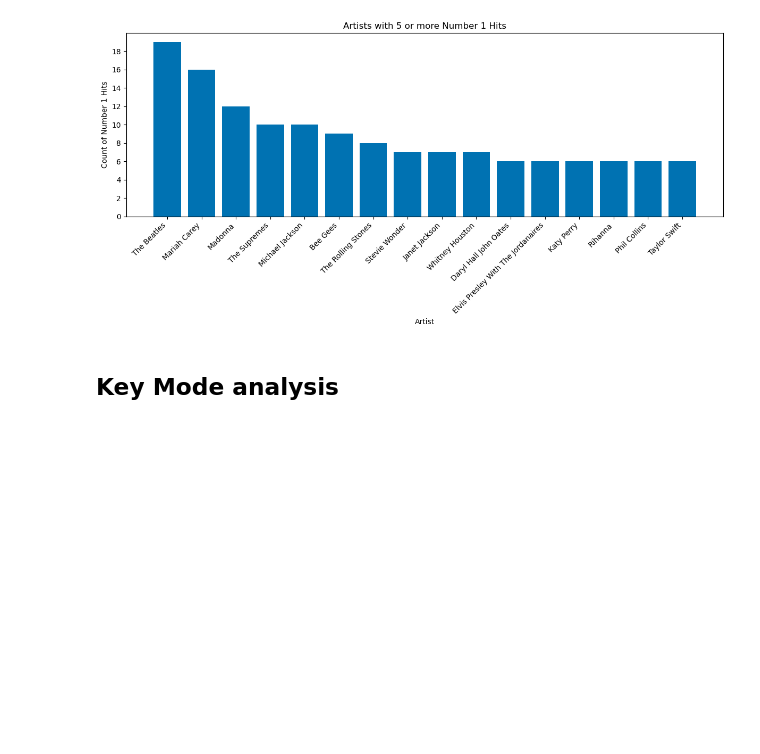
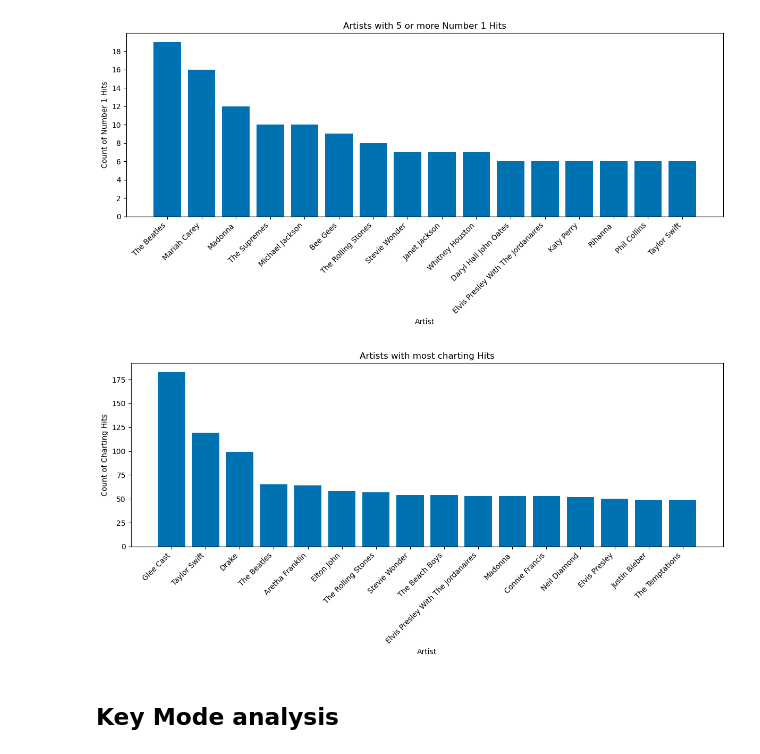
Before and after one commit to dliang5299/Spotify-Analysis, a Jupyter notebook: Deric_EDA.ipynb, the cells around one changed output. Saved outputs shown, nothing was run; the diff lists cells and outputs as text; code cells hidden in the pictures; blank space fills up the shorter version.

Commit message:
Generate additional plot

```diff
--- a/Deric_EDA.ipynb
+++ b/Deric_EDA.ipynb
@@ -75,3 +75,8 @@ rank1_artists_top
 | 13 | Rihanna | 6 |
 | 14 | Phil Collins | 6 |
 | 15 | Taylor Swift | 6 |
+# %%
+# Sum charted songs and sum by artist
+count_artists = audio_features_merged[['performer']].value_counts().sort_values(ascending = False).reset_index()
+count_artists_top = count_artists.head(16)
+count_artists_top
@@ -89,6 +112,19 @@ plt.savefig('plots/artists_no1_bar.png')
 plt.show()
 # %% [output]
 [figure]
+# %%
+# Plot artists with most charting songs
+plt.figure(figsize=(12, 6))
+plt.bar(count_artists_top.performer, count_artists_top['count'])
+plt.title('Artists with most charting Hits')
+plt.xlabel('Artist')
+plt.ylabel('Count of Charting Hits')
+plt.xticks(rotation=45, ha='right')
+plt.tight_layout()
+plt.savefig('plots/artists_top_bar.png')
+plt.show()
+# %% [output]
+[figure, added]
 # %% [markdown]
 ## Key Mode analysis
 # %%
```
Also changed, not shown: parts of 2 cells of this notebook, 1 other file.
